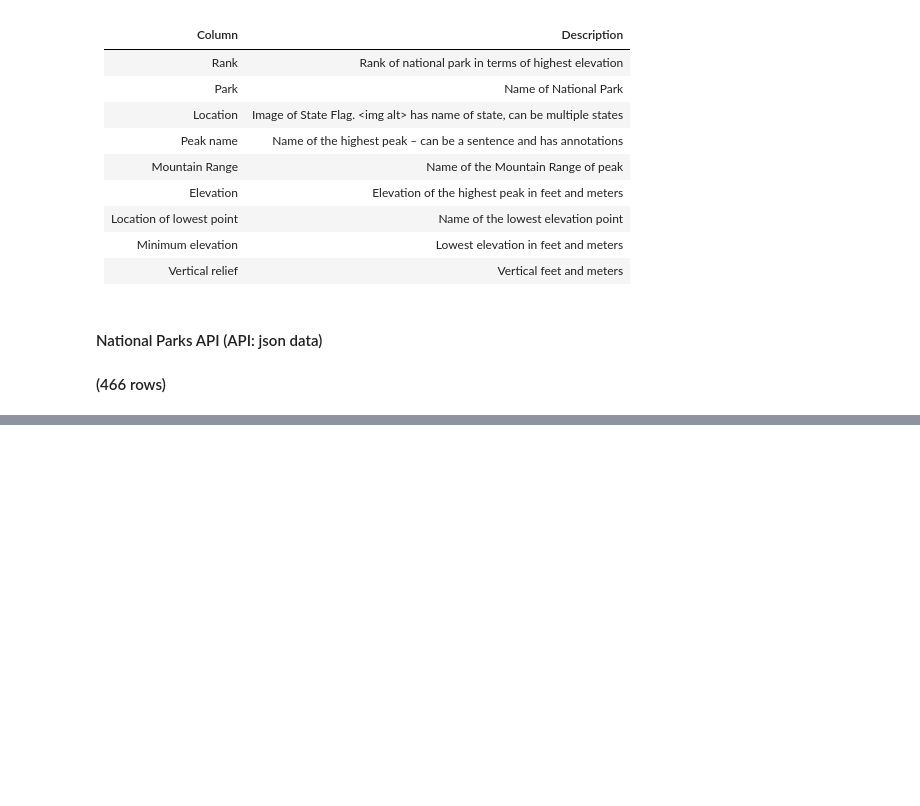
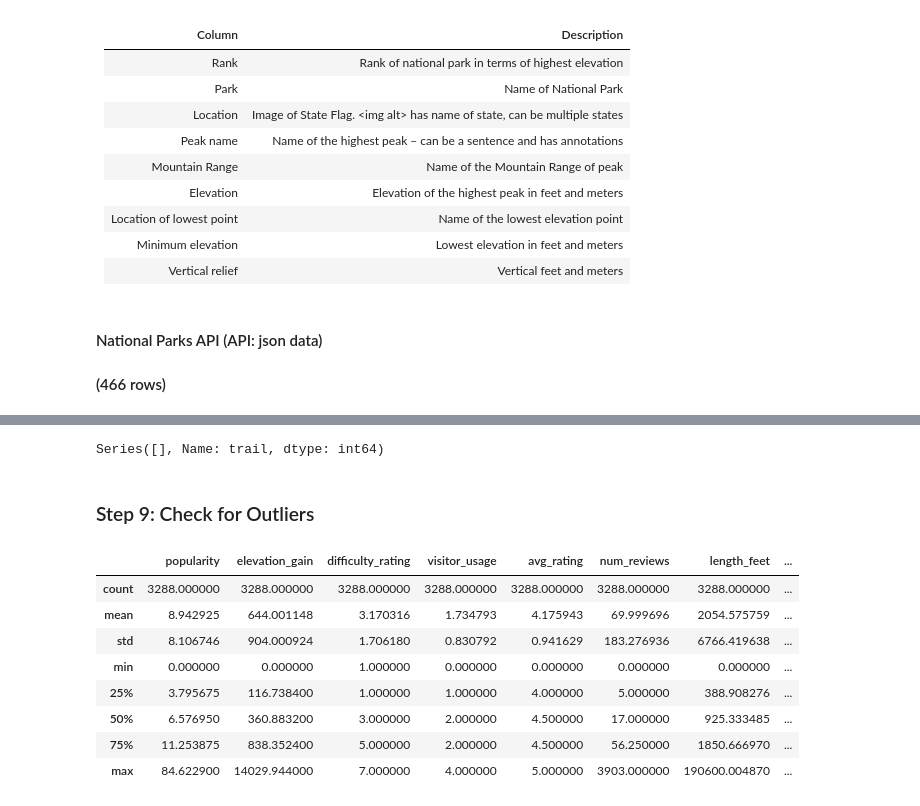
Before and after one commit to catie-williams/bu-dsc, a Jupyter notebook: DSC540/Term Paper/Term_Project_CableKimberly.ipynb, the cells around one changed output, grey strips where cells are left out. Drawn from its saved outputs; the diff is of its cells as text; code cells hidden in the pictures; blank space fills up the shorter version.

```diff
--- a/DSC540/Term Paper/Term_Project_CableKimberly.ipynb
+++ b/DSC540/Term Paper/Term_Project_CableKimberly.ipynb
@@ -240,0 +514,19 @@ Example Response:
+# %%
+# Check duplicate trail names
+trails_cleaned.trail.value_counts().loc[lambda x: x > 1]
+# %% [output]
+Series([], Name: trail, dtype: int64)
+# %% [markdown]
+### Step 9: Check for Outliers
+# %%
+trails_cleaned.describe()
+# %% [output]
+|  | popularity | elevation_gain | difficulty_rating | visitor_usage | avg_rating | num_reviews | length_feet | ... |
+| count | 3288.000000 | 3288.000000 | 3288.000000 | 3288.000000 | 3288.000000 | 3288.000000 | 3288.000000 | ... |
+| mean | 8.942925 | 644.001148 | 3.170316 | 1.734793 | 4.175943 | 69.999696 | 2054.575759 | ... |
+| std | 8.106746 | 904.000924 | 1.706180 | 0.830792 | 0.941629 | 183.276936 | 6766.419638 | ... |
+| min | 0.000000 | 0.000000 | 1.000000 | 0.000000 | 0.000000 | 0.000000 | 0.000000 | ... |
+| 25% | 3.795675 | 116.738400 | 1.000000 | 1.000000 | 4.000000 | 5.000000 | 388.908276 | ... |
+| 50% | 6.576950 | 360.883200 | 3.000000 | 2.000000 | 4.500000 | 17.000000 | 925.333485 | ... |
+| 75% | 11.253875 | 838.352400 | 5.000000 | 2.000000 | 4.500000 | 56.250000 | 1850.666970 | ... |
+| max | 84.622900 | 14029.944000 | 7.000000 | 4.000000 | 5.000000 | 3903.000000 | 190600.004870 | ... |
```
Also changed, not shown: parts of 48 cells of this notebook, 2 other files.
